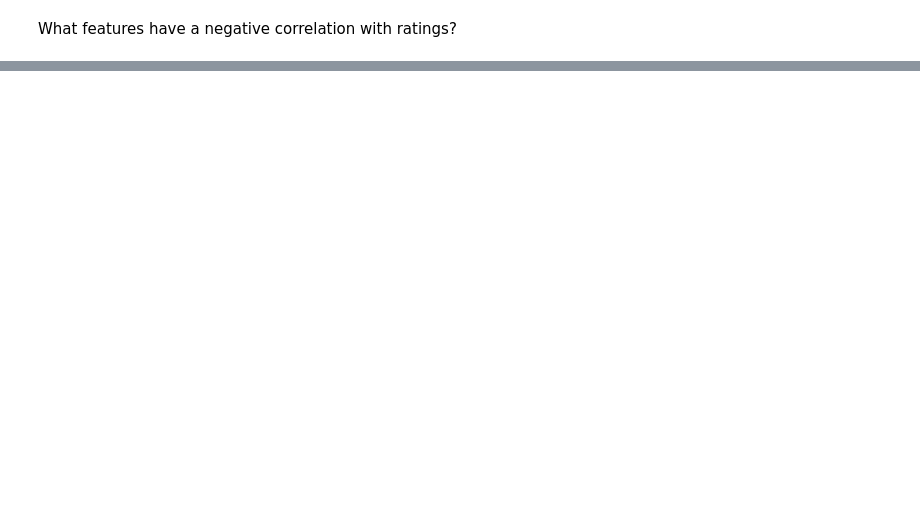
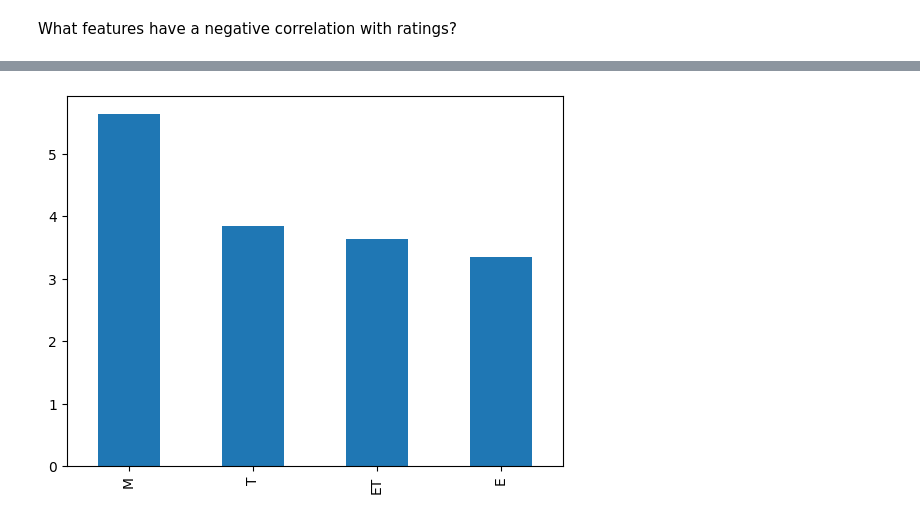
Before and after one commit to harris-ahmad/CS334-EDA, a Jupyter notebook: EDA.ipynb, the cells around one changed output, grey strips where cells are left out. Cells and saved outputs as stored; diff of their text form; code cells hidden in the pictures; blank space fills up the shorter version.

```diff
--- a/EDA.ipynb
+++ b/EDA.ipynb
@@ -492,0 +261,10 @@ df_ratings.corr()[(df_ratings.corr()['metascritic_score']<0) & (df_ratings.corr(
+# %%
+esrb = list(df['esrb_rating'].unique())
+esrb_userscore = {}
+for rat in esrb:
+    avg = np.mean(df[df['esrb_rating'].str.contains(rat)]['users_score'])
+    esrb_userscore[rat] = avg
+esrb_userscore = dict(sorted(esrb_userscore.items(), key=lambda item: item[1], reverse=True))
+esrb_userscore = pd.Series(esrb_userscore).plot(kind='bar')
+# %% [output]
+[figure, added]
```
Also changed, not shown: parts of 34 cells of this notebook.
